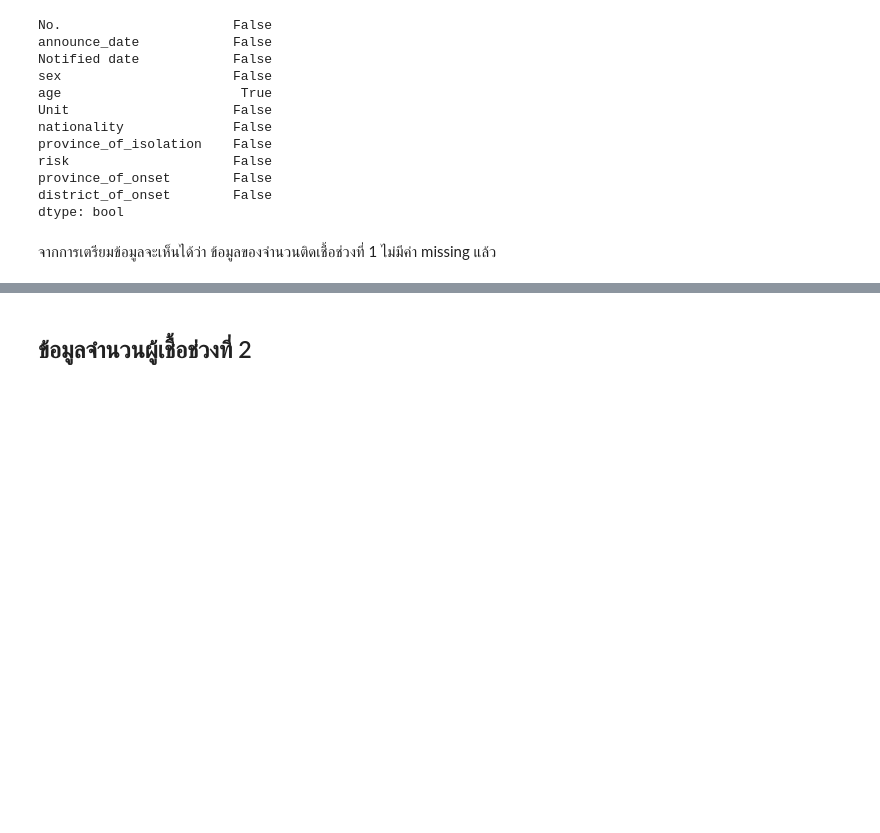
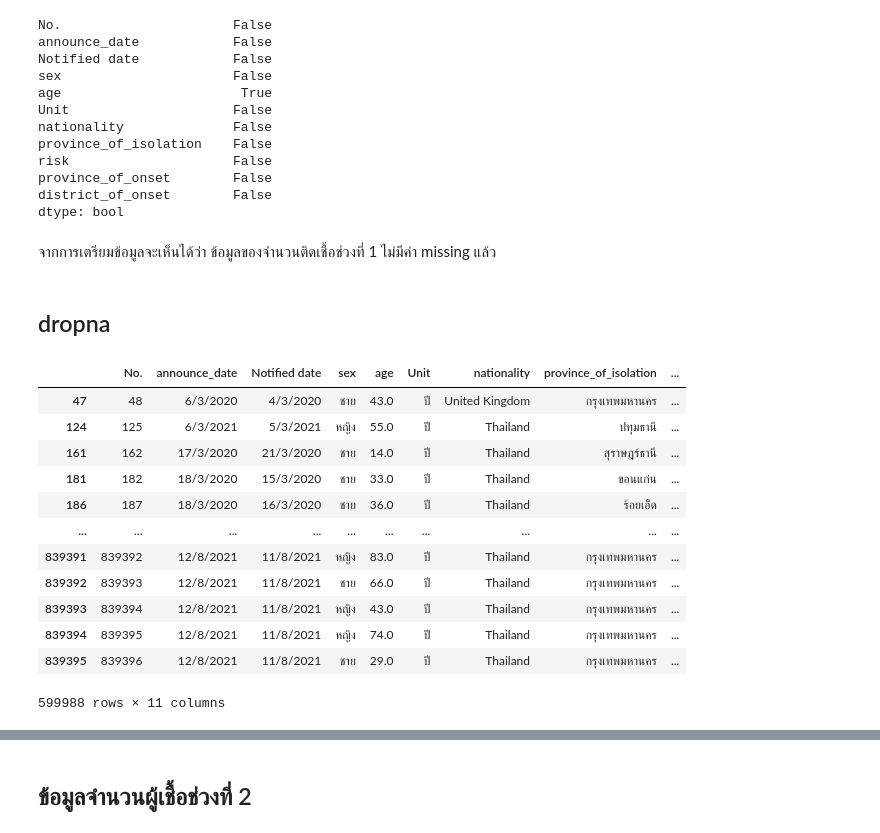
Before and after one commit to Octa-p/data_viz_2022, a Jupyter notebook: Final_Project.ipynb, the cells around one changed output, grey strips where cells are left out. Drawn from its saved outputs; the diff is of its cells as text; code cells hidden in the pictures; blank space fills up the shorter version.

```diff
--- a/Final_Project.ipynb
+++ b/Final_Project.ipynb
@@ -164,3 +164,24 @@ district_of_onset        False
 dtype: bool
 # %% [markdown]
 จากการเตรียมข้อมูลจะเห็นได้ว่า ข้อมูลของจำนวนติดเชื้อช่วงที่ 1 ไม่มีค่า missing แล้ว
+# %% [markdown]
+## dropna
+# %%
+casedrop = pd.read_csv(os.path.join(path, 'confirmed-cases.csv'))
+# %%
+casedrop_clean = casedrop.dropna()
+casedrop_clean
+# %% [output]
+|  | No. | announce_date | Notified date | sex | age | Unit | nationality | province_of_isolation | ... |
+| 47 | 48 | 6/3/2020 | 4/3/2020 | ชาย | 43.0 | ปี | United Kingdom | กรุงเทพมหานคร | ... |
+| 124 | 125 | 6/3/2021 | 5/3/2021 | หญิง | 55.0 | ปี | Thailand | ปทุมธานี | ... |
+| 161 | 162 | 17/3/2020 | 21/3/2020 | ชาย | 14.0 | ปี | Thailand | สุราษฎร์ธานี | ... |
+| 181 | 182 | 18/3/2020 | 15/3/2020 | ชาย | 33.0 | ปี | Thailand | ขอนแก่น | ... |
+| 186 | 187 | 18/3/2020 | 16/3/2020 | ชาย | 36.0 | ปี | Thailand | ร้อยเอ็ด | ... |
+| ... | ... | ... | ... | ... | ... | ... | ... | ... | ... |
+| 839391 | 839392 | 12/8/2021 | 11/8/2021 | หญิง | 83.0 | ปี | Thailand | กรุงเทพมหานคร | ... |
+| 839392 | 839393 | 12/8/2021 | 11/8/2021 | ชาย | 66.0 | ปี | Thailand | กรุงเทพมหานคร | ... |
+| 839393 | 839394 | 12/8/2021 | 11/8/2021 | หญิง | 43.0 | ปี | Thailand | กรุงเทพมหานคร | ... |
+| 839394 | 839395 | 12/8/2021 | 11/8/2021 | หญิง | 74.0 | ปี | Thailand | กรุงเทพมหานคร | ... |
+| 839395 | 839396 | 12/8/2021 | 11/8/2021 | ชาย | 29.0 | ปี | Thailand | กรุงเทพมหานคร | ... |
+599988 rows × 11 columns
```
Also changed, not shown: parts of 33 cells of this notebook.
